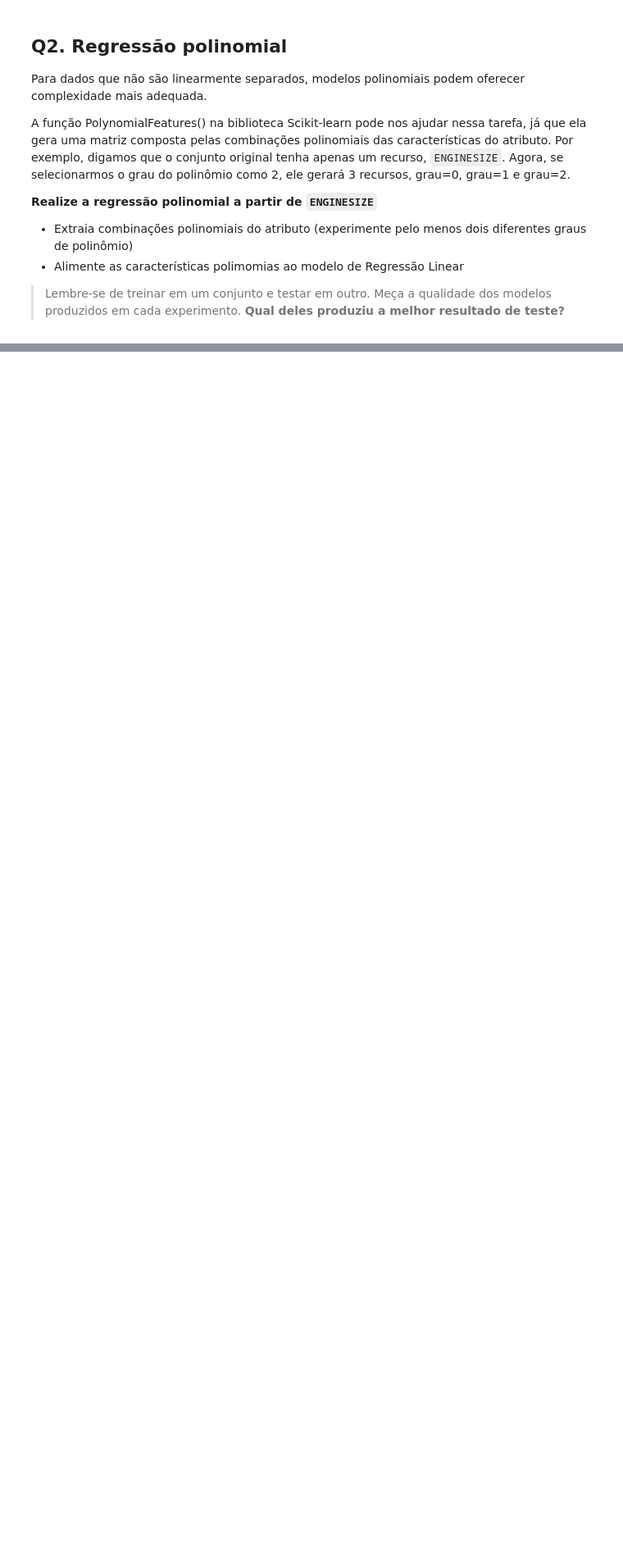
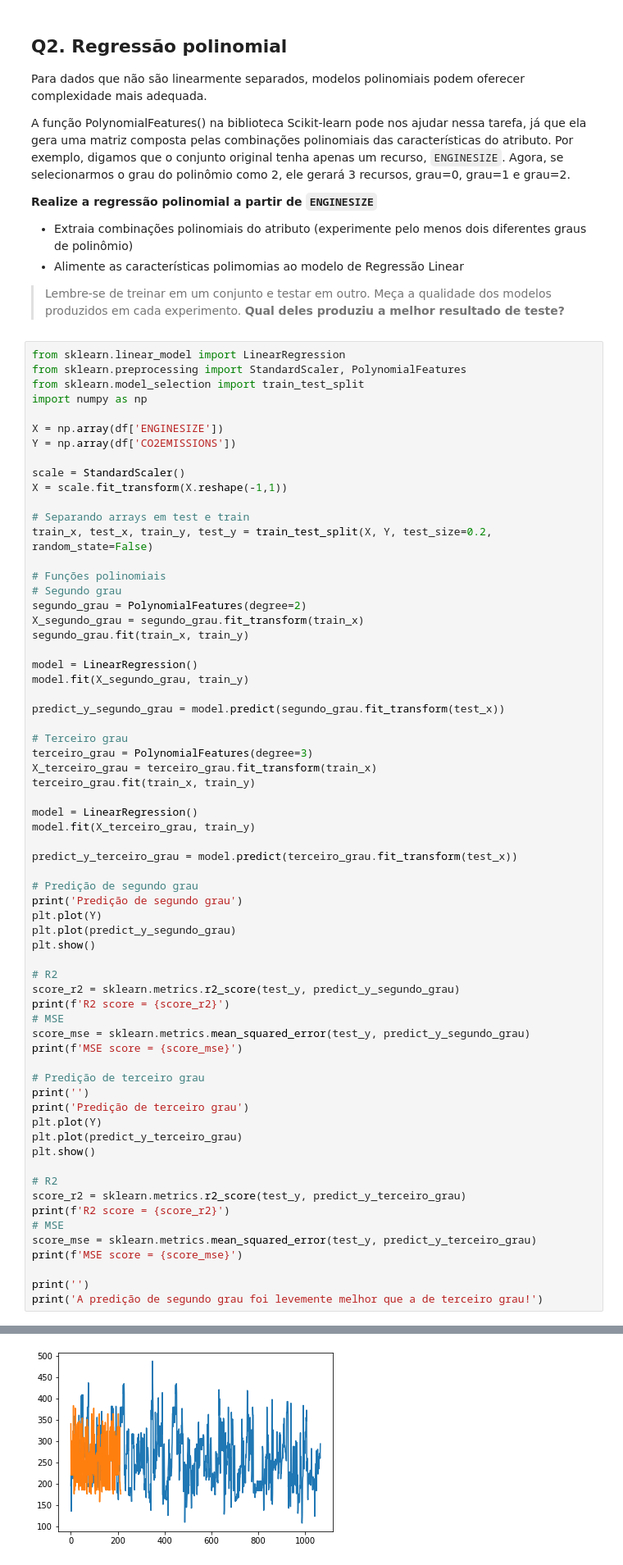
Before and after one commit to Trees-Over-The-Lake/Inteligencia-Artificial, a Jupyter notebook: src/regressao_linear/Exercício_Regressão.ipynb, the cells around one changed output, grey strips where cells are left out. Shown: that part at 82% size. Saved outputs shown, nothing was run; the diff lists cells and outputs as text; blank space fills up the shorter version.

```diff
--- a/src/regressao_linear/Exercício_Regressão.ipynb
+++ b/src/regressao_linear/Exercício_Regressão.ipynb
@@ -98,3 +176,69 @@ A função PolynomialFeatures() na biblioteca Scikit-learn pode nos ajudar nessa
 - Alimente as características polimomias ao modelo de Regressão Linear
 
 > Lembre-se de treinar em um conjunto e testar em outro. Meça a qualidade dos modelos produzidos em cada experimento. **Qual deles produziu a melhor resultado de teste?**
+# %%
+from sklearn.linear_model import LinearRegression
+from sklearn.preprocessing import StandardScaler, PolynomialFeatures
+from sklearn.model_selection import train_test_split
+import numpy as np
+
+X = np.array(df['ENGINESIZE'])
+Y = np.array(df['CO2EMISSIONS'])
+
+scale = StandardScaler()
+X = scale.fit_transform(X.reshape(-1,1))
+
+# Separando arrays em test e train
+train_x, test_x, train_y, test_y = train_test_split(X, Y, test_size=0.2, random_state=False)
+
+# Funções polinomiais
+# Segundo grau
+segundo_grau = PolynomialFeatures(degree=2)
+X_segundo_grau = segundo_grau.fit_transform(train_x)
+segundo_grau.fit(train_x, train_y)
+
+model = LinearRegression()
+model.fit(X_segundo_grau, train_y)
+
+predict_y_segundo_grau = model.predict(segundo_grau.fit_transform(test_x))
+
+# Terceiro grau
+terceiro_grau = PolynomialFeatures(degree=3)
+X_terceiro_grau = terceiro_grau.fit_transform(train_x)
+terceiro_grau.fit(train_x, train_y)
+
+model = LinearRegression()
+model.fit(X_terceiro_grau, train_y)
+
+predict_y_terceiro_grau = model.predict(terceiro_grau.fit_transform(test_x))
+
+# Predição de segundo grau
+print('Predição de segundo grau')
+plt.plot(Y)
+plt.plot(predict_y_segundo_grau)
+plt.show()
+
+# R2
+score_r2 = sklearn.metrics.r2_score(test_y, predict_y_segundo_grau)
+print(f'R2 score = {score_r2}')
+# MSE
+score_mse = sklearn.metrics.mean_squared_error(test_y, predict_y_segundo_grau)
+print(f'MSE score = {score_mse}')
+
+# Predição de terceiro grau
+print('')
+print('Predição de terceiro grau')
+plt.plot(Y)
+plt.plot(predict_y_terceiro_grau)
+plt.show()
+
+# R2
+score_r2 = sklearn.metrics.r2_score(test_y, predict_y_terceiro_grau)
+print(f'R2 score = {score_r2}')
+# MSE
+score_mse = sklearn.metrics.mean_squared_error(test_y, predict_y_terceiro_grau)
+print(f'MSE score = {score_mse}')
+
+print('')
+print('A predição de segundo grau foi levemente melhor que a de terceiro grau!')
+# %% [output]
@@ -100,0 +246 @@ A função PolynomialFeatures() na biblioteca Scikit-learn pode nos ajudar nessa
+[figure, added]
```
Also changed, not shown: parts of 9 cells of this notebook.
